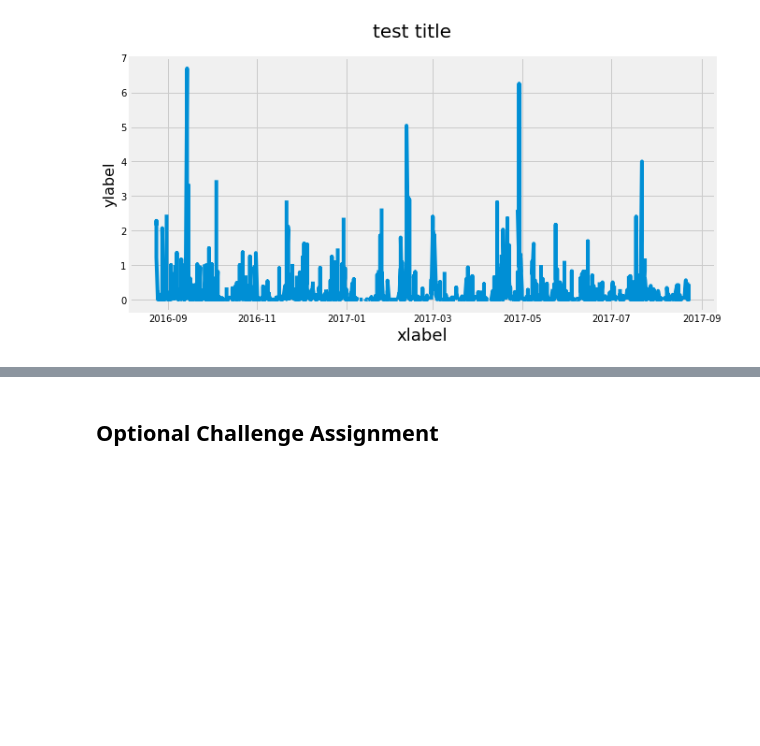
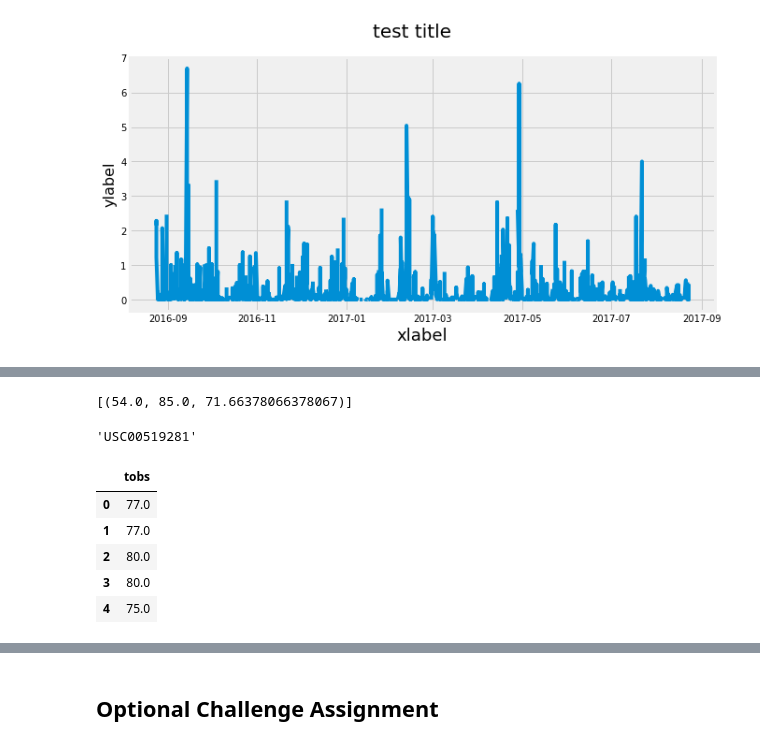
Before and after one commit to EJohnson7/SQLchemy, a Jupyter notebook: climate_starter.ipynb, the cells around one changed output, grey strips where cells are left out. Drawn from its saved outputs; the diff is of its cells as text; code cells hidden in the pictures; blank space fills up the shorter version.

```diff
--- a/climate_starter.ipynb
+++ b/climate_starter.ipynb
@@ -97,6 +131,28 @@ prec_df.describe()
 # %%
 # Using the station id from the previous query, calculate the lowest temperature recorded,
 # highest temperature recorded, and average temperature most active station?
+most_active=active[0][0]
+temps = session.query(func.min(Measurement.tobs), func.max(Measurement.tobs),
+                                  func.avg(Measurement.tobs)).filter(Measurement.station == most_active_station).all()
+temps
+# %% [output]
+[(54.0, 85.0, 71.66378066378067)]
 # %%
 # Choose the station with the highest number of temperature observations.
 # Query the last 12 months of temperature observation data for this station and plot the results as a histogram
+most_temps= session.query(Measurement.station, func.count(Measurement.tobs)).group_by(Measurement.station).order_by(func.count(Measurement.station).desc()).first()
+most_temps= most_temps[0]
+most_temps
+# %% [output]
+'USC00519281'
+# %%
+temperature_observations = session.query( Measurement.tobs).filter(Measurement.date >= y_ago).filter(Measurement.station == most_temps_station).all()
+temperature_observations = pd.DataFrame(temperature_observations, columns=['tobs'])
+temperature_observations.head()
+# %% [output]
+|  | tobs |
+| 0 | 77.0 |
+| 1 | 77.0 |
+| 2 | 80.0 |
+| 3 | 80.0 |
+| 4 | 75.0 |
```
Also changed, not shown: parts of 12 cells of this notebook, 2 other files.
